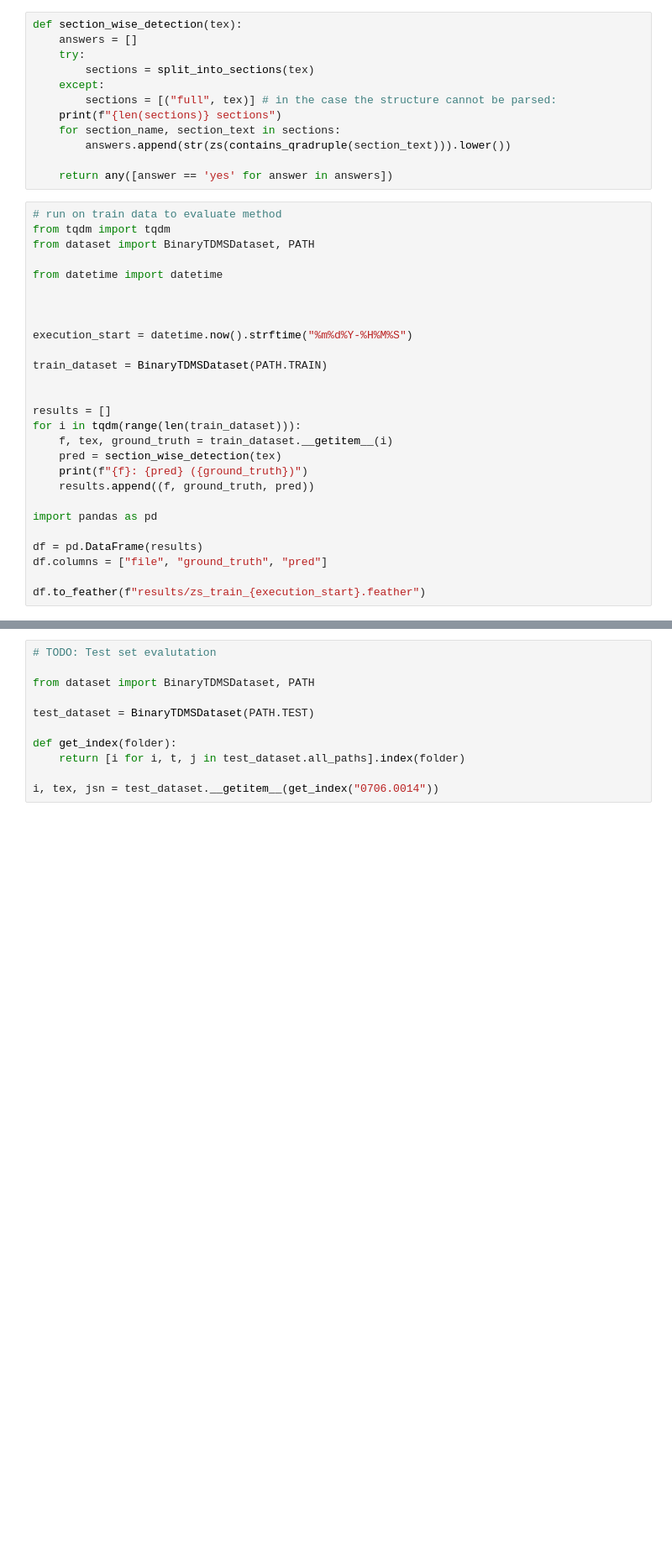
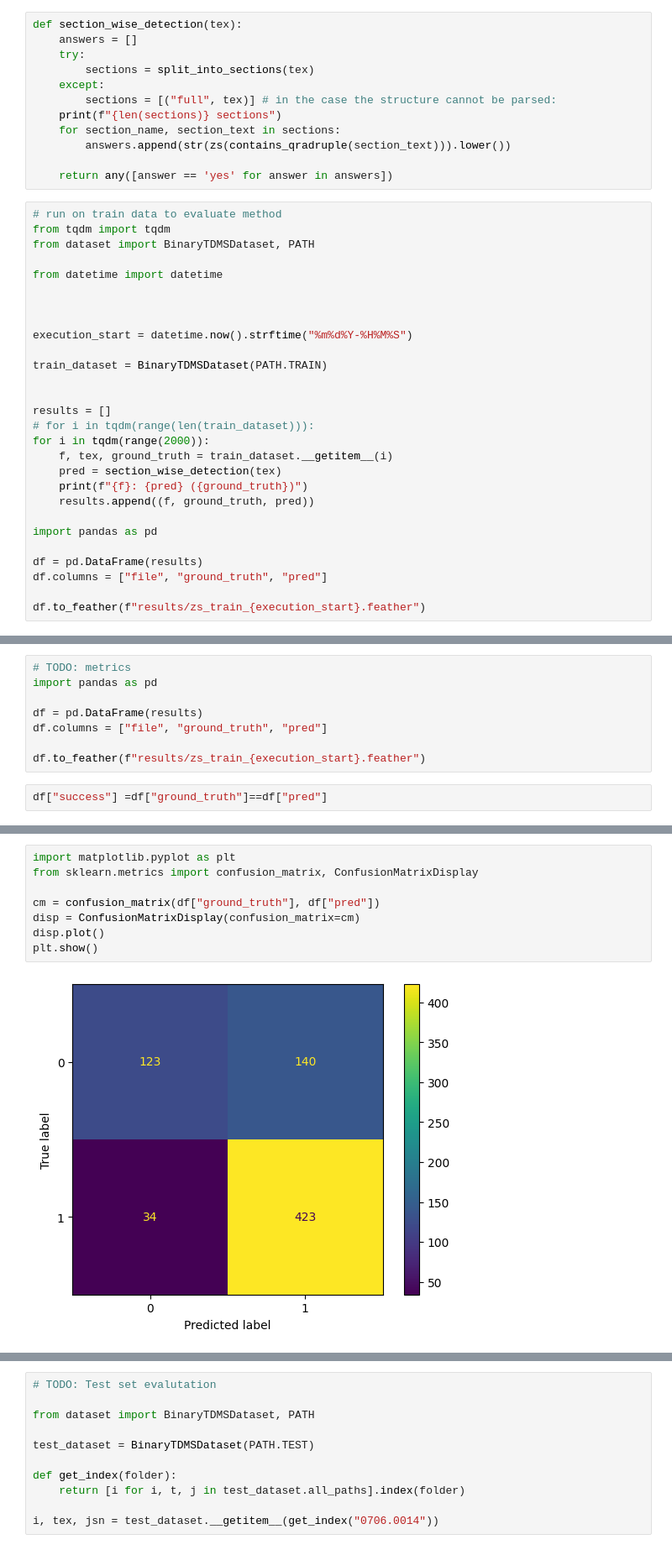
Before and after one commit to urbanlutz/nlp2024_ClefTask4SOTA, a Jupyter notebook: zeroshot_baseline.ipynb, the cells around one changed output, grey strips where cells are left out. Shown at 84% size. Saved outputs shown, nothing was run; the diff lists cells and outputs as text; blank space fills up the shorter version.

Commit message:
first baseline run, 720 samples from train, 75% success

```diff
--- a/zeroshot_baseline.ipynb
+++ b/zeroshot_baseline.ipynb
@@ -71,7 +71,8 @@ train_dataset = BinaryTDMSDataset(PATH.TRAIN)
 
 
 results = []
-for i in tqdm(range(len(train_dataset))):
+# for i in tqdm(range(len(train_dataset))):
+for i in tqdm(range(2000)):
     f, tex, ground_truth = train_dataset.__getitem__(i)
     pred = section_wise_detection(tex)
     print(f"{f}: {pred} ({ground_truth})")
@@ -89,0 +112,10 @@ df.to_feather(f"results/zs_train_{execution_start}.feather")
+# %%
+# TODO: metrics
+import pandas as pd
+
+df = pd.DataFrame(results)
+df.columns = ["file", "ground_truth", "pred"]
+
+df.to_feather(f"results/zs_train_{execution_start}.feather")
+# %%
+df["success"] =df["ground_truth"]==df["pred"]
@@ -89,0 +126,10 @@ df.to_feather(f"results/zs_train_{execution_start}.feather")
+# %%
+import matplotlib.pyplot as plt
+from sklearn.metrics import confusion_matrix, ConfusionMatrixDisplay
+
+cm = confusion_matrix(df["ground_truth"], df["pred"])
+disp = ConfusionMatrixDisplay(confusion_matrix=cm)
+disp.plot()
+plt.show()
+# %% [output]
+[figure, added]
```
Also changed, not shown: parts of 5 cells of this notebook, 2 other files.
